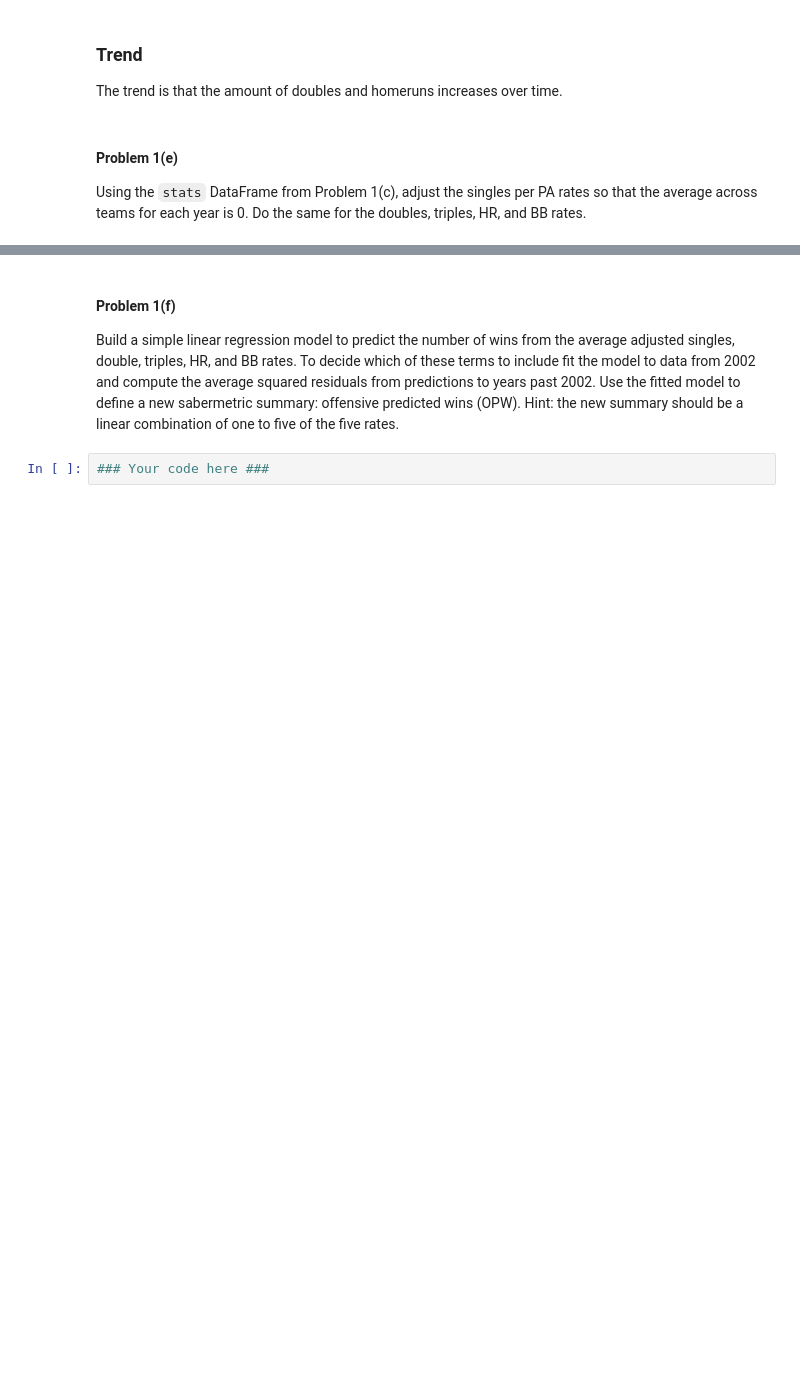
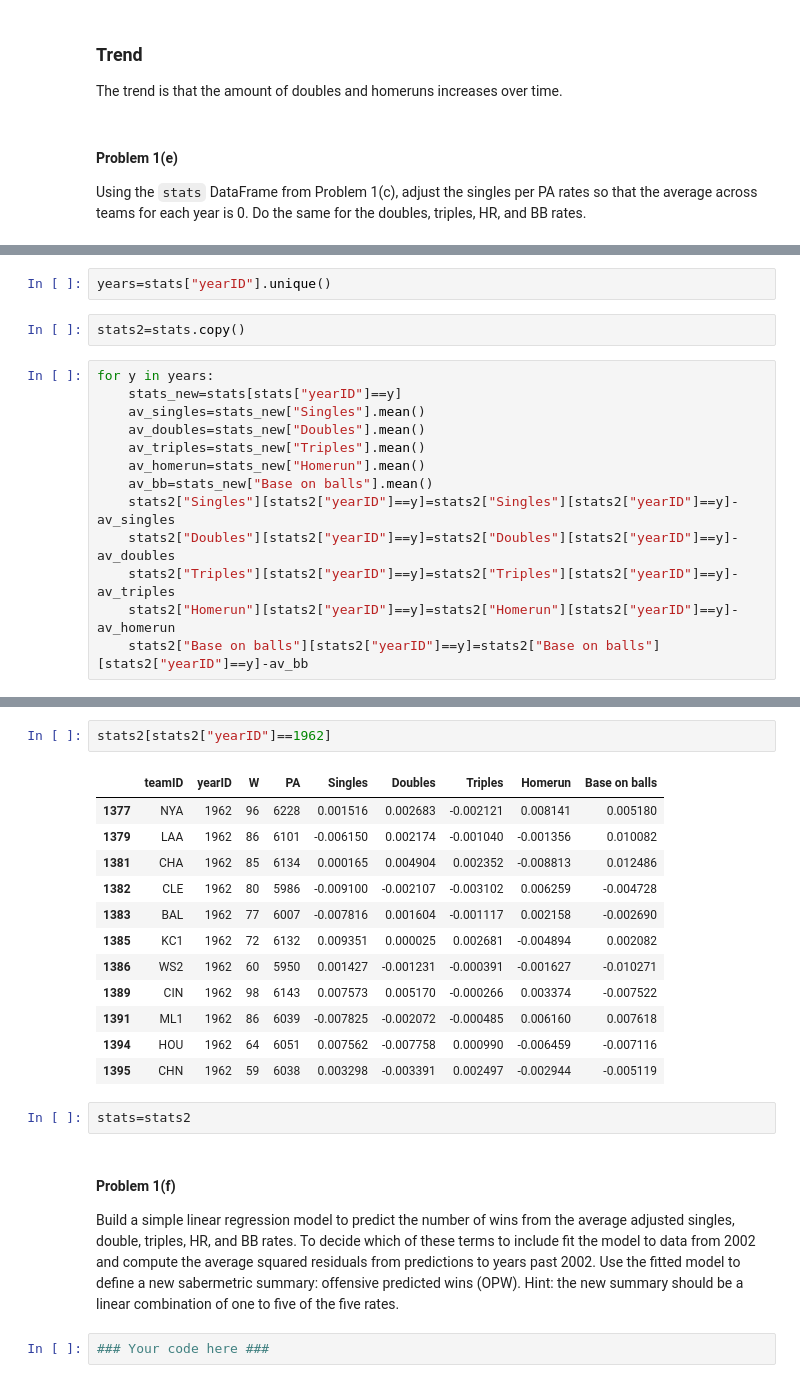
Before and after one commit to StevenDalderop/2014, a Jupyter notebook: homework/HW3.ipynb, the cells around one changed output, grey strips where cells are left out. Drawn from its saved outputs; the diff is of its cells as text; blank space fills up the shorter version.

```diff
--- a/homework/HW3.ipynb
+++ b/homework/HW3.ipynb
@@ -174,0 +183,17 @@ Using the `stats` DataFrame from Problem 1(c), adjust the singles per PA rates s
+# %%
+years=stats["yearID"].unique()
+# %%
+stats2=stats.copy()
+# %%
+for y in years:
+    stats_new=stats[stats["yearID"]==y]
+    av_singles=stats_new["Singles"].mean()
+    av_doubles=stats_new["Doubles"].mean()
+    av_triples=stats_new["Triples"].mean()
+    av_homerun=stats_new["Homerun"].mean()
+    av_bb=stats_new["Base on balls"].mean()
+    stats2["Singles"][stats2["yearID"]==y]=stats2["Singles"][stats2["yearID"]==y]-av_singles
+    stats2["Doubles"][stats2["yearID"]==y]=stats2["Doubles"][stats2["yearID"]==y]-av_doubles
+    stats2["Triples"][stats2["yearID"]==y]=stats2["Triples"][stats2["yearID"]==y]-av_triples
+    stats2["Homerun"][stats2["yearID"]==y]=stats2["Homerun"][stats2["yearID"]==y]-av_homerun
+    stats2["Base on balls"][stats2["yearID"]==y]=stats2["Base on balls"][stats2["yearID"]==y]-av_bb
@@ -175,3 +221,20 @@ Using the `stats` DataFrame from Problem 1(c), adjust the singles per PA rates s
+# %%
+stats2[stats2["yearID"]==1962]
+# %% [output]
+|  | teamID | yearID | W | PA | Singles | Doubles | Triples | Homerun | Base on balls |
+| 1377 | NYA | 1962 | 96 | 6228 | 0.001516 | 0.002683 | -0.002121 | 0.008141 | 0.005180 |
+| 1379 | LAA | 1962 | 86 | 6101 | -0.006150 | 0.002174 | -0.001040 | -0.001356 | 0.010082 |
+| 1381 | CHA | 1962 | 85 | 6134 | 0.000165 | 0.004904 | 0.002352 | -0.008813 | 0.012486 |
+| 1382 | CLE | 1962 | 80 | 5986 | -0.009100 | -0.002107 | -0.003102 | 0.006259 | -0.004728 |
+| 1383 | BAL | 1962 | 77 | 6007 | -0.007816 | 0.001604 | -0.001117 | 0.002158 | -0.002690 |
+| 1385 | KC1 | 1962 | 72 | 6132 | 0.009351 | 0.000025 | 0.002681 | -0.004894 | 0.002082 |
+| 1386 | WS2 | 1962 | 60 | 5950 | 0.001427 | -0.001231 | -0.000391 | -0.001627 | -0.010271 |
+| 1389 | CIN | 1962 | 98 | 6143 | 0.007573 | 0.005170 | -0.000266 | 0.003374 | -0.007522 |
+| 1391 | ML1 | 1962 | 86 | 6039 | -0.007825 | -0.002072 | -0.000485 | 0.006160 | 0.007618 |
+| 1394 | HOU | 1962 | 64 | 6051 | 0.007562 | -0.007758 | 0.000990 | -0.006459 | -0.007116 |
+| 1395 | CHN | 1962 | 59 | 6038 | 0.003298 | -0.003391 | 0.002497 | -0.002944 | -0.005119 |
+# %%
+stats=stats2
 # %% [markdown]
 #### Problem 1(f)
 
```
Also changed, not shown: parts of 5 cells of this notebook.
